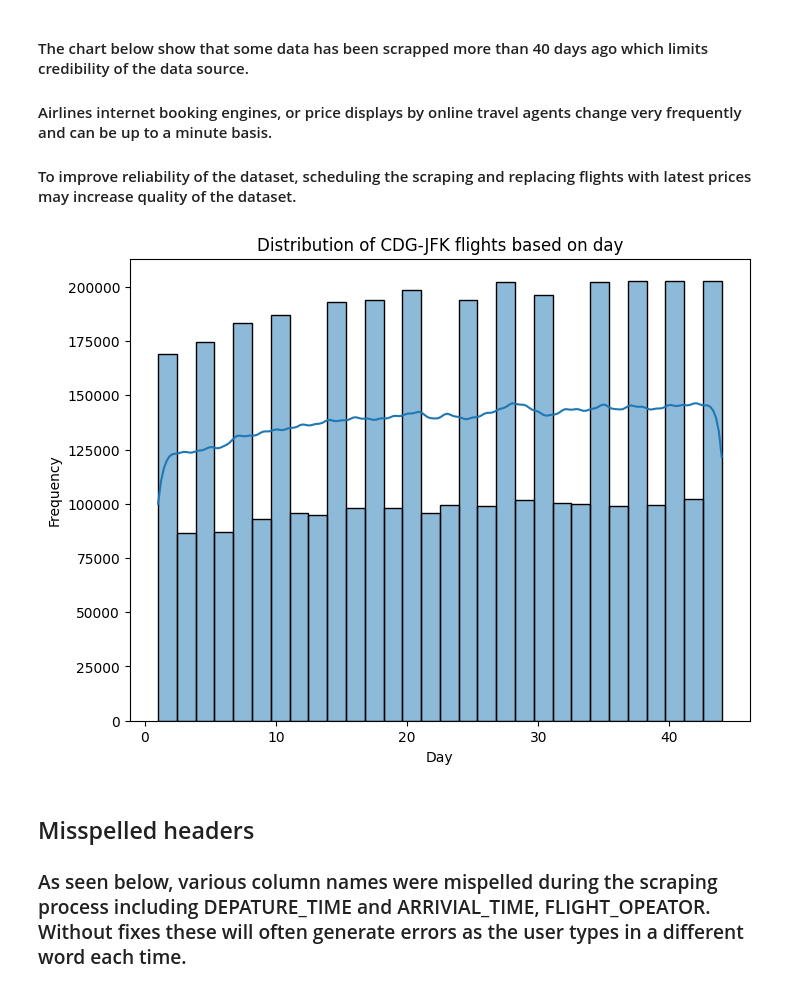
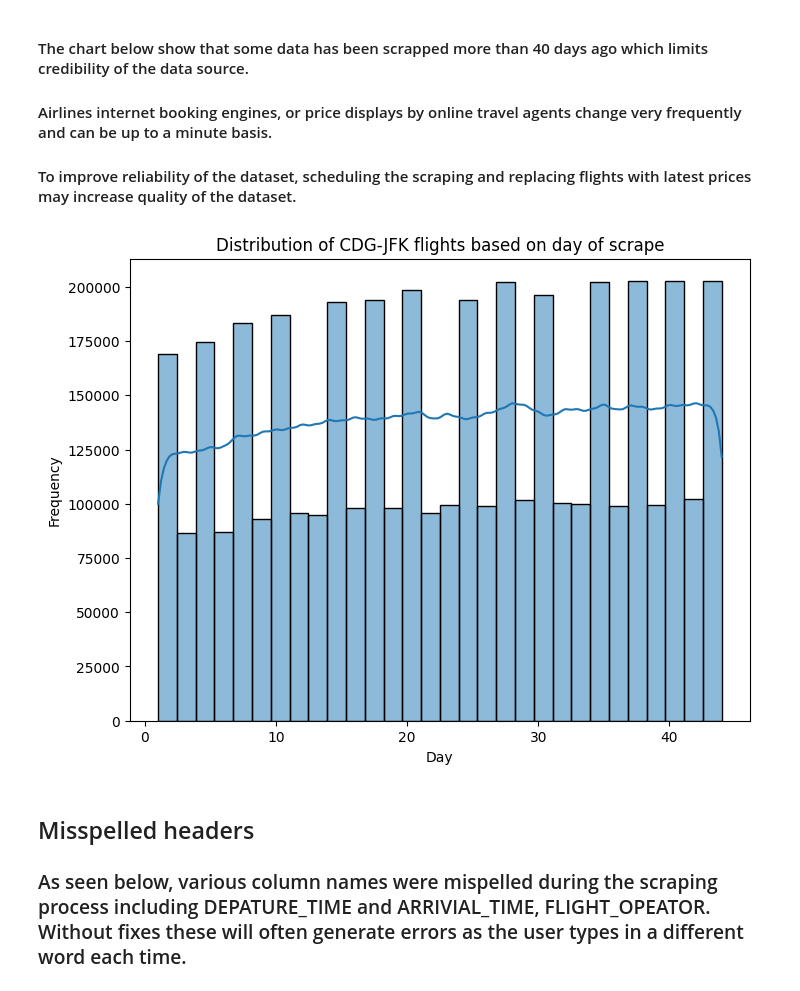
Before and after one commit to tnchhk/Project, a Jupyter notebook: Q1B.ipynb, the cells around one changed output. Cells and saved outputs as stored; diff of their text form; code cells hidden in the pictures.

```diff
--- a/Q1B.ipynb
+++ b/Q1B.ipynb
@@ -22,17 +22,20 @@ from matplotlib.ticker import FuncFormatter
 #### Airlines internet booking engines, or price displays by online travel agents change very frequently and can be up to a minute basis.
 
 #### To improve reliability of the dataset, scheduling the scraping and replacing flights with latest prices may increase quality of the dataset.
+# %%
+df = pd.read_csv('CDG-JFK.csv')
+print(df.head())
 # %%
 
 #show the distribution of days from scrape
 plt.figure(figsize= (8,6))  #set figure size
 sns.histplot(data=df, x='DAYS_FROM_SCRAPE',bins=30, kde=True)
-plt.title('Distribution of CDG-JFK flights based on day')
+plt.title('Distribution of CDG-JFK flights based on day of scrape')
 plt.xlabel('Day')
 plt.ylabel('Frequency')
 plt.show()
 # %% [output]
-[figure, old version]
+[figure, new version]
 # %% [markdown]
 ## Misspelled headers
 
```
Also changed, not shown: 3 other files.
